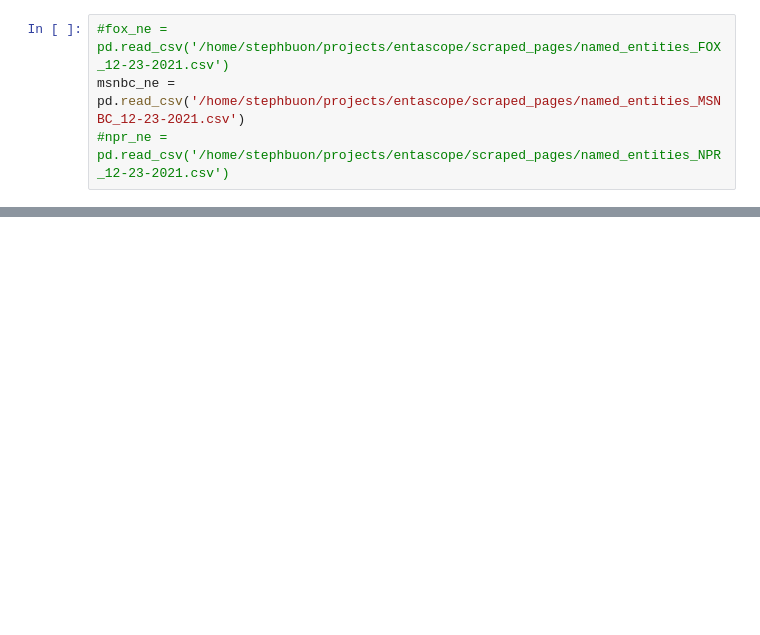
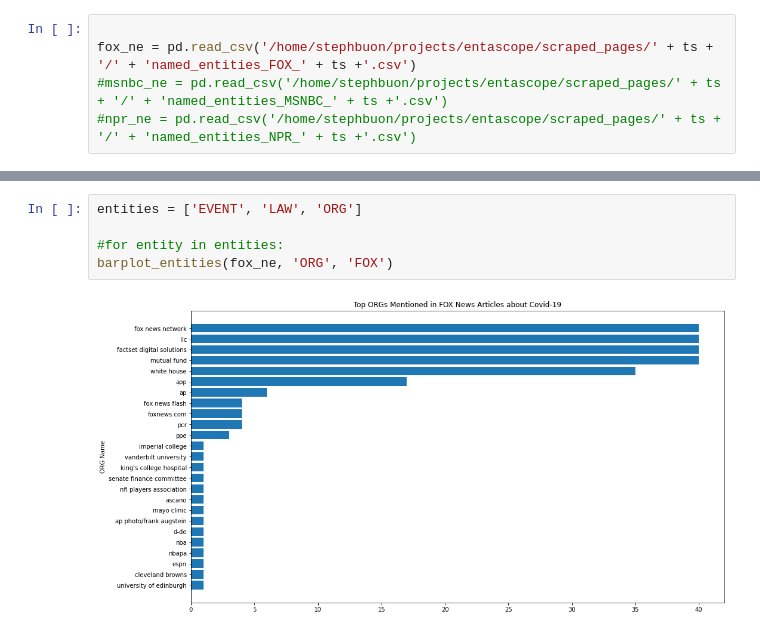
Before and after one commit to stephbuon/entascope, a Jupyter notebook: t.ipynb, the cells around one changed output, grey strips where cells are left out. Drawn from its saved outputs; the diff is of its cells as text; blank space fills up the shorter version.

```diff
--- a/t.ipynb
+++ b/t.ipynb
@@ -154,5 +210,6 @@ FileNotFoundError: [Errno 2] No such file or directory: '/home/stephbuon/project
 # %%
-#fox_ne = pd.read_csv('/home/stephbuon/projects/entascope/scraped_pages/named_entities_FOX_12-23-2021.csv')
-msnbc_ne = pd.read_csv('/home/stephbuon/projects/entascope/scraped_pages/named_entities_MSNBC_12-23-2021.csv')
-#npr_ne = pd.read_csv('/home/stephbuon/projects/entascope/scraped_pages/named_entities_NPR_12-23-2021.csv')
+
+fox_ne = pd.read_csv('/home/stephbuon/projects/entascope/scraped_pages/' + ts + '/' + 'named_entities_FOX_' + ts +'.csv')
+#msnbc_ne = pd.read_csv('/home/stephbuon/projects/entascope/scraped_pages/' + ts + '/' + 'named_entities_MSNBC_' + ts +'.csv')
+#npr_ne = pd.read_csv('/home/stephbuon/projects/entascope/scraped_pages/' + ts + '/' + 'named_entities_NPR_' + ts +'.csv')
 # %%
@@ -228,0 +244,7 @@ b.quit()
+# %%
+entities = ['EVENT', 'LAW', 'ORG']
+
+#for entity in entities:
+barplot_entities(fox_ne, 'ORG', 'FOX')
+# %% [output]
+[figure, added]
```
Also changed, not shown: parts of 15 cells of this notebook, 4 other files.
